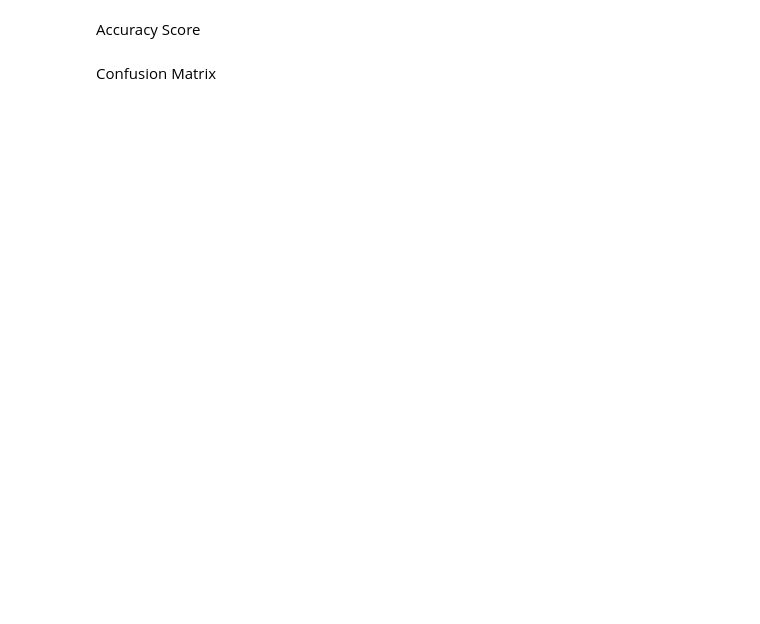
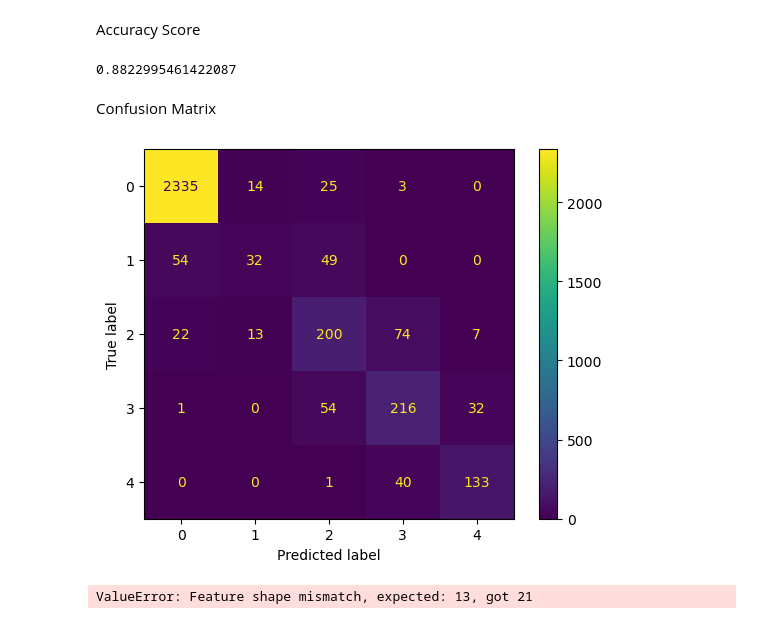
Before and after one commit to goncalobraga27/DAA, a Jupyter notebook: src/parte2/data_models/xgboost.ipynb, the cells around one changed output. Cells and saved outputs as stored; diff of their text form; code cells hidden in the pictures; blank space fills up the shorter version.

```diff
--- a/src/parte2/data_models/xgboost.ipynb
+++ b/src/parte2/data_models/xgboost.ipynb
@@ -25,7 +25,7 @@ y = df['injection']
 
 Now let's split the data into a training set and a testing set. We will train out model on the training set and then use the test set to evaluate the model.
 # %%
-#X_train, X_test, y_train, y_test = train_test_split(X, y, test_size=0.3, random_state=2023)
+X_train, X_test, y_train, y_test = train_test_split(X, y, test_size=0.3, random_state=2023)
 # %% [markdown]
 #### Training
 
@@ -33,13 +33,14 @@ Using GridSearchCV to find the best hyperparameters
 # %%
 param_grid = {
     'learning_rate': [0.01, 0.1, 0.2],
-    'n_estimators': [100, 200, 300, 400, 500],
-    'max_depth': [3, 5, 7],
-    'subsample': [0.8, 0.9, 1.0],
-    'gamma': [0, 0.1, 0.2],
+    'n_estimators': [100, 200, 300, 400],
+    'max_depth': [3, 4, 5],
+    'min_child_weight': [5, 6, 7],
+    'colsample_bytree': [0,7, 0.8, 0.9], # 0 ou 0,2 ou 0.7
+    'subsample': [0,7, 0.8, 0.9],
 }
 
 model = XGBClassifier(random_state=2023)
 
 grid_search = GridSearchCV(estimator=model, param_grid=param_grid, refit=True, verbose=1, cv=5, n_jobs=-1) # scoring='f1'
-grid_search.fit(X, y)
+grid_search.fit(X_train, y_train)
@@ -56,7 +85,7 @@ model = grid_search.best_estimator_
 # %% [markdown]
 Get the predictions using the trained model
 # %%
-#predictions = model.predict(X_test)
+predictions = model.predict(X_test)
 # %% [markdown]
 #### Model Evaluation
 # %% [markdown]
@@ -66,15 +107,21 @@ Classification report
 # %% [markdown]
 Accuracy Score
 # %%
-#accuracy_score(y_test, predictions)
+accuracy_score(y_test, predictions)
+# %% [output]
+0.8822995461422087
 # %% [markdown]
 Confusion Matrix
 # %%
-#ConfusionMatrixDisplay.from_predictions(y_test, predictions)
-#plt.show()
+ConfusionMatrixDisplay.from_predictions(y_test, predictions)
+plt.show()
+# %% [output]
+[figure, added]
 # %%
 df_test = pd.read_csv('../../../datasets/parte2/teste/dataset_prepared.csv')
 predictions_teste = model.predict(df_test)
+# %% [output]
+ValueError: Feature shape mismatch, expected: 13, got 21
 # %%
 df_predictions = pd.DataFrame({'Result': predictions_teste})
 df_predictions['RowId'] = range(1, len(predictions_teste) + 1)
```
Also changed, not shown: parts of 4 cells of this notebook, 2 other files.
